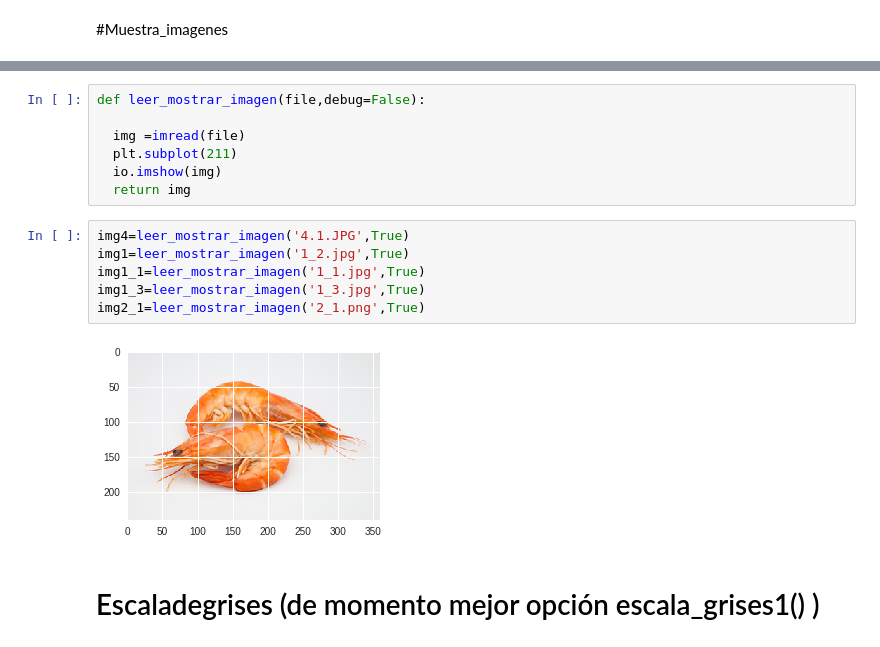
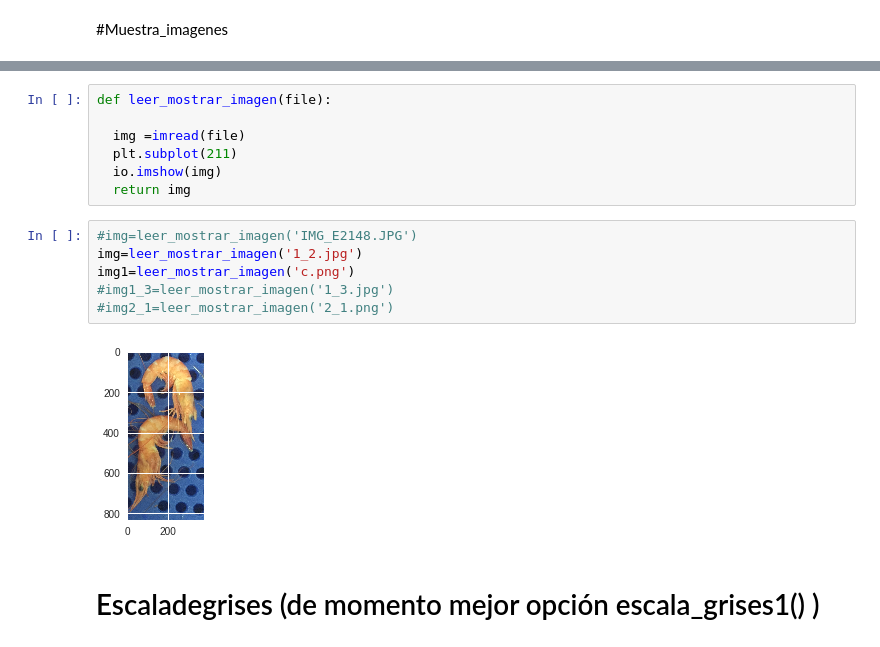
Before and after one commit to apj0007/PrawnView, a Jupyter notebook: Gambas_colab.ipynb, the cells around one changed output, grey strips where cells are left out. Saved outputs shown, nothing was run; the diff lists cells and outputs as text.

```diff
--- a/Gambas_colab.ipynb
+++ b/Gambas_colab.ipynb
@@ -520,18 +534,18 @@ muestra_imagenes([img2, img2, img3,img3],True)
 # %%
-def leer_mostrar_imagen(file,debug=False):
+def leer_mostrar_imagen(file):
 
   img =imread(file)
   plt.subplot(211)
   io.imshow(img)
   return img
 # %%
-img4=leer_mostrar_imagen('4.1.JPG',True)
-img1=leer_mostrar_imagen('1_2.jpg',True)
-img1_1=leer_mostrar_imagen('1_1.jpg',True)
-img1_3=leer_mostrar_imagen('1_3.jpg',True)
-img2_1=leer_mostrar_imagen('2_1.png',True)
+#img=leer_mostrar_imagen('IMG_E2148.JPG')
+img=leer_mostrar_imagen('1_2.jpg')
+img1=leer_mostrar_imagen('c.png')
+#img1_3=leer_mostrar_imagen('1_3.jpg')
+#img2_1=leer_mostrar_imagen('2_1.png')
 # %% [output]
-[figure, old version]
+[figure, new version]
 # %% [markdown]
 # Escaladegrises (de momento mejor opción escala_grises1() )
 # %%
```
Also changed, not shown: parts of 41 cells of this notebook.
